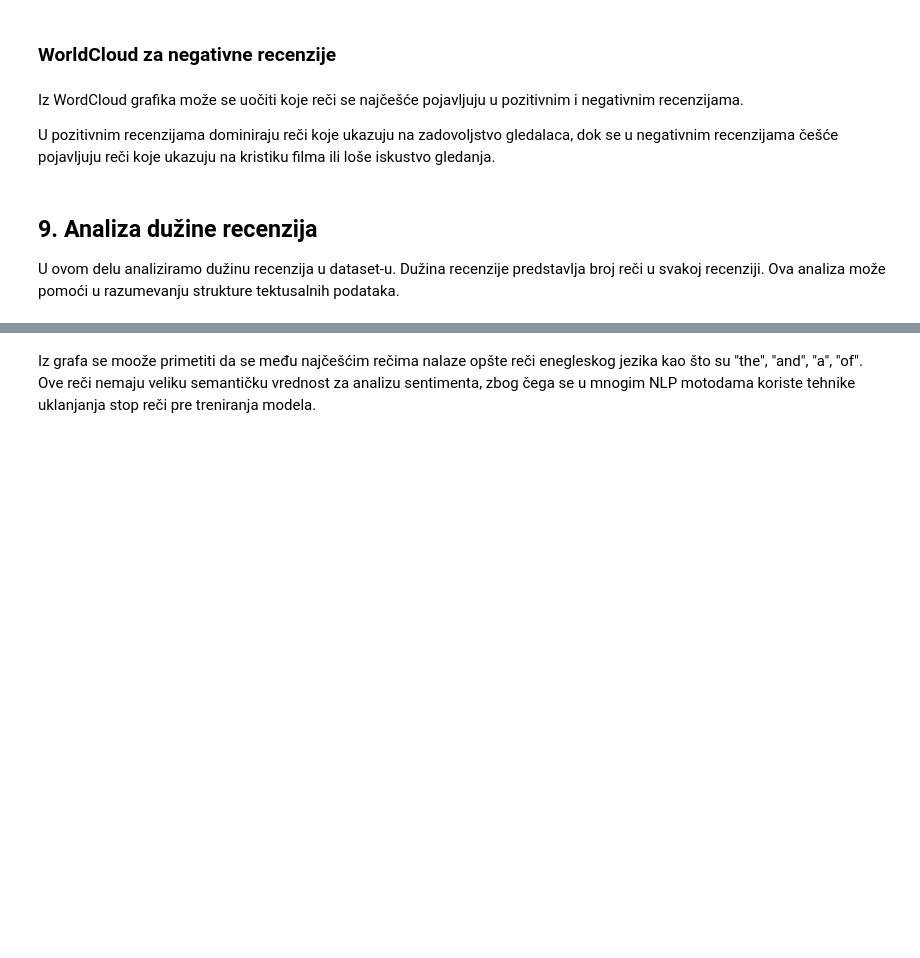
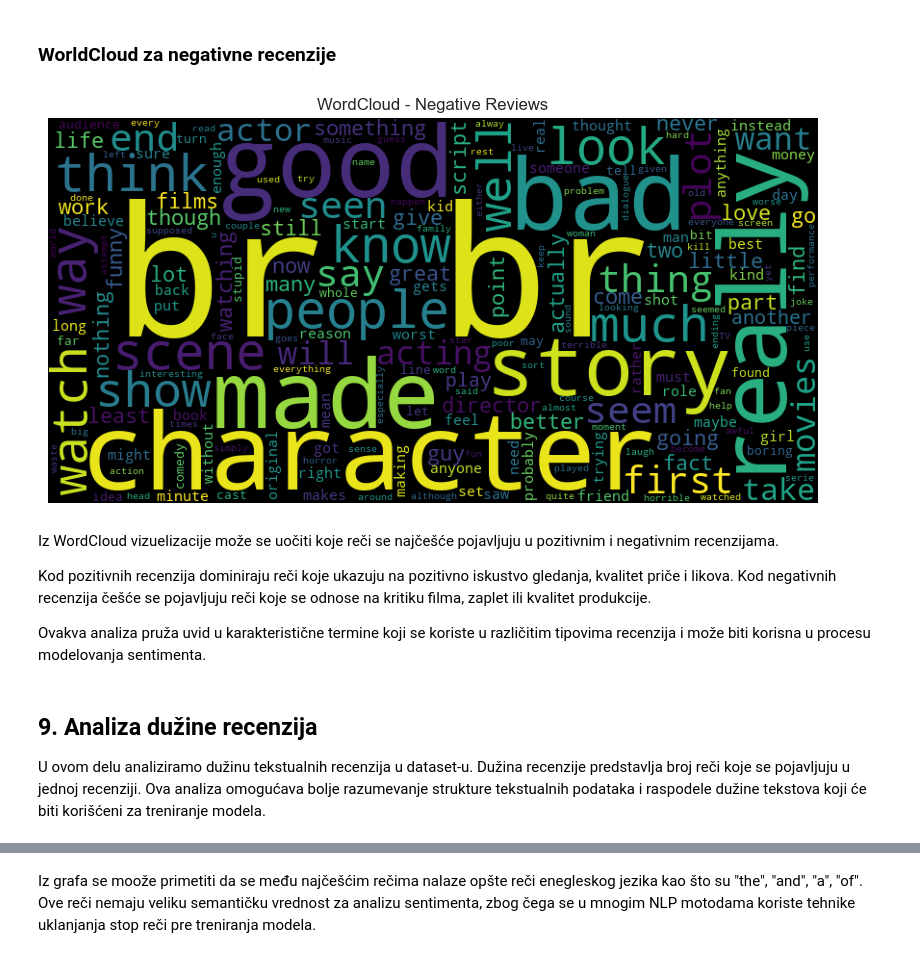
Before and after one commit to MarijaVidovic/MasinskoUcenjeTreciProjekat, a Jupyter notebook: IMDB.ipynb, the cells around one changed output, grey strips where cells are left out. Saved outputs shown, nothing was run; the diff lists cells and outputs as text; code cells hidden in the pictures; blank space fills up the shorter version.

```diff
--- a/IMDB.ipynb
+++ b/IMDB.ipynb
@@ -152,25 +233,32 @@ plt.show()
 # %%
 negative_reviews = df[df['sentiment'] == 'negative']['review']
 text = " ".join(negative_reviews)
 wordcloud = WordCloud(
     width=800,
     height=400,
     background_color='black',
-    stopwords=STOPWORDS
+    stopwords = STOPWORDS.union({
+    'movie','film','one','even','see','time','make','get'
+})
 ).generate(text)
 
 plt.figure(figsize=(10,5))
 plt.imshow(wordcloud)
 plt.axis("off")
 plt.title("WordCloud - Negative Reviews")
 plt.show()
+# %% [output]
+[figure, added]
 # %% [markdown]
-Iz WordCloud grafika može se uočiti koje reči se najčešće pojavljuju u pozitivnim i negativnim recenzijama.
+Iz WordCloud vizuelizacije može se uočiti koje reči se najčešće pojavljuju u pozitivnim i negativnim recenzijama.
 
-U pozitivnim recenzijama dominiraju reči koje ukazuju na zadovoljstvo gledalaca, dok se u negativnim recenzijama češće pojavljuju reči koje ukazuju na kristiku filma ili loše iskustvo gledanja.
+Kod pozitivnih recenzija dominiraju reči koje ukazuju na pozitivno iskustvo gledanja, kvalitet priče i likova. Kod negativnih recenzija češće se pojavljuju reči koje se odnose na kritiku filma, zaplet ili kvalitet produkcije.
+
+Ovakva analiza pruža uvid u karakteristične termine koji se koriste u različitim tipovima recenzija i može biti korisna u procesu modelovanja sentimenta.
 # %% [markdown]
 ## 9. Analiza dužine recenzija
-U ovom delu analiziramo dužinu recenzija u dataset-u. Dužina recenzije predstavlja broj reči u svakoj recenziji. Ova analiza može pomoći u razumevanju strukture tektusalnih podataka.
+U ovom delu analiziramo dužinu tekstualnih recenzija u dataset-u. Dužina recenzije predstavlja broj reči koje se pojavljuju u jednoj recenziji.
+Ova analiza omogućava bolje razumevanje strukture tekstualnih podataka i raspodele dužine tekstova koji će biti korišćeni za treniranje modela.
 # %%
 df['review_length'] = df['review'].apply(lambda x: len(x.split()))
 plt.figure(figsize=(10,5))
```
Also changed, not shown: parts of 56 cells of this notebook.
